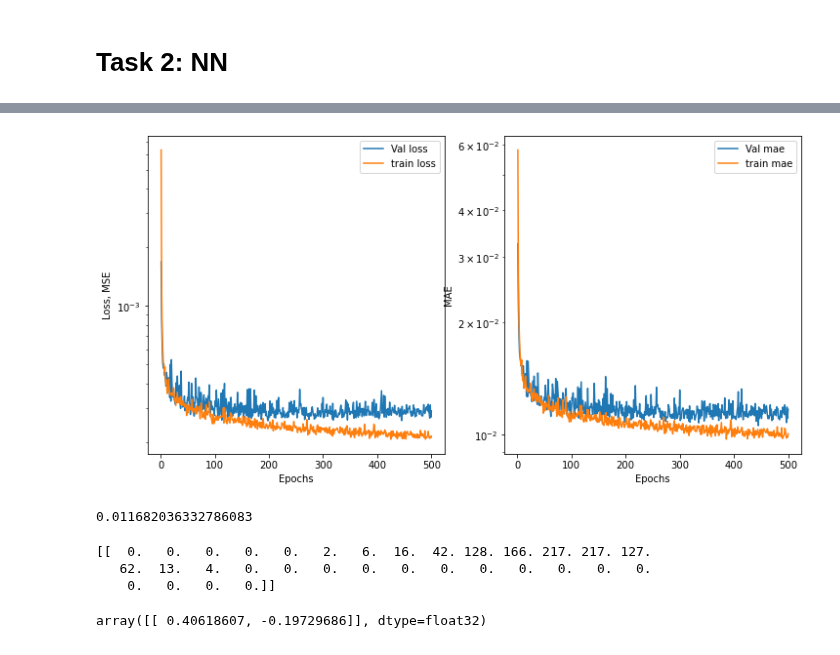
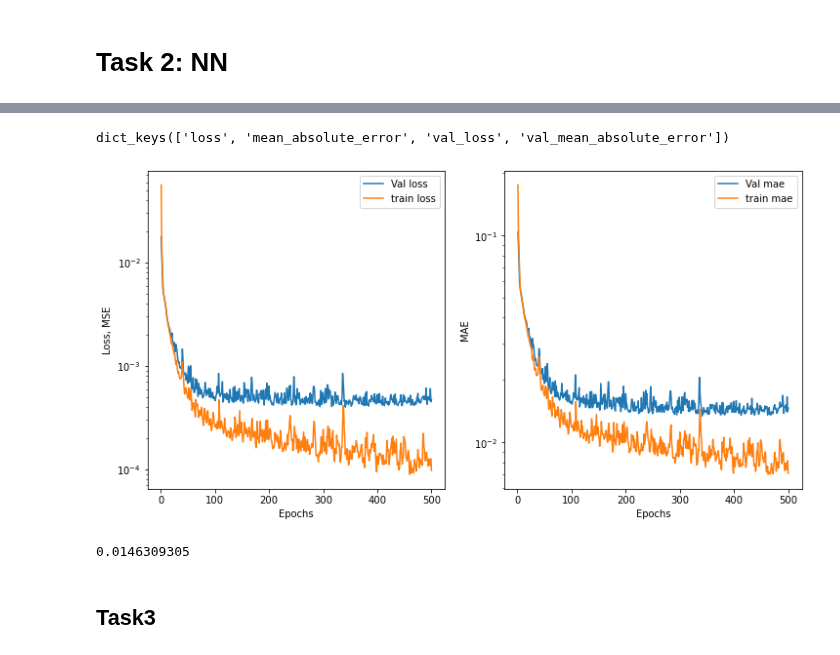
Before and after one commit to elindgren/asam_projects, a Jupyter notebook: Project3/project3_galton_board.ipynb, the cells around one changed output, grey strips where cells are left out. Cells and saved outputs as stored; diff of their text form; code cells hidden in the pictures.

```diff
--- a/Project3/project3_galton_board.ipynb
+++ b/Project3/project3_galton_board.ipynb
@@ -61,17 +69,25 @@ print("--- %s seconds ---" % (time.time() - start_time))
 # %%
-nData = 10000
-alphaData = np.random.rand(nData)*0.5
-sData = np.random.rand(nData)*0.5 - 0.25
-y = np.zeros((nData, 2))
-X = np.zeros((nData, nRows+1))
+def gen_data(n_data, alpha = None):
 
-for i in range(nData):
-    alpha = alphaData[i]
-    s = sData[i]
+    alphaData = np.random.rand(nData)*0.5
+    sData = np.random.rand(nData)*0.5 - 0.25
+    y = np.zeros((nData, 2))
+    X = np.zeros((nData, nRows+1))
 
-    y[i,0] = alpha
-    y[i,1] = s
-    X[i,:] = simulator(alpha, s)
+    for i in range(nData):
+        if alpha != None:
+            y[i,0] = alpha
+        else:
+            alpha = alphaData[i]
+            y[i,0] = alpha
+
+        s = sData[i]
+        y[i,1] = s
+        X[i,:] = simulator(alpha, s)
+    return X, y # return experiments and labels
+
+n_data = 1000
+X,y = gen_data(n_data)
 # %% [markdown]
 # Task 2: NN
 # %%
@@ -116,36 +137,31 @@ history = model.fit(x=X,
 # %%
 # Plot training history
 mae_history = history.history
-epochs = range(1, len(mae_history['val_mae'])+1)
+print(mae_history.keys())
+key = 'mean_absolute_error'
+epochs = range(1, len(mae_history[key])+1)
 
 fig, axs = plt.subplots(1, 2, figsize=(12,6))
 
 axs[0].plot(epochs, mae_history['val_loss'], label='Val loss')
 axs[0].plot(epochs, mae_history['loss'], label='train loss')
 axs[0].set_xlabel('Epochs')
 axs[0].set_ylabel('Loss, MSE')
 axs[0].legend(loc='best')
 axs[0].set_yscale('log')
 
-axs[1].plot(epochs, mae_history['val_mae'], label='Val mae')
-axs[1].plot(epochs, mae_history['mae'], label='train mae')
+axs[1].plot(epochs, mae_history['val_'+key], label='Val mae')
+axs[1].plot(epochs, mae_history[key], label='train mae')
 axs[1].set_xlabel('Epochs')
 axs[1].set_ylabel('MAE')
 axs[1].legend(loc='best')
 axs[1].set_yscale('log')
 plt.show()
 
-print(mae_history['val_mae'][-1])
+print(mae_history['val_'+key][-1])
 # %% [output]
+dict_keys(['loss', 'mean_absolute_error', 'val_loss', 'val_mean_absolute_error'])
-[figure, old version]
+[figure, new version]
-0.011682036332786083
+0.0146309305
-# %%
-# Predict on an example
-test_X = simulator(alpha=0.4, s=-0.2)
-print(test_X.reshape(1,32))
-model.predict(test_X.reshape(1,32))
-# %% [output]
-[[  0.   0.   0.   0.   0.   2.   6.  16.  42. 128. 166. 217. 217. 127.
-   62.  13.   4.   0.   0.   0.   0.   0.   0.   0.   0.   0.   0.   0.
-    0.   0.   0.   0.]]
-array([[ 0.40618607, -0.19729686]], dtype=float32)
+# %% [markdown]
+## Task3
```
Also changed, not shown: parts of 7 cells of this notebook, 1 other file.
